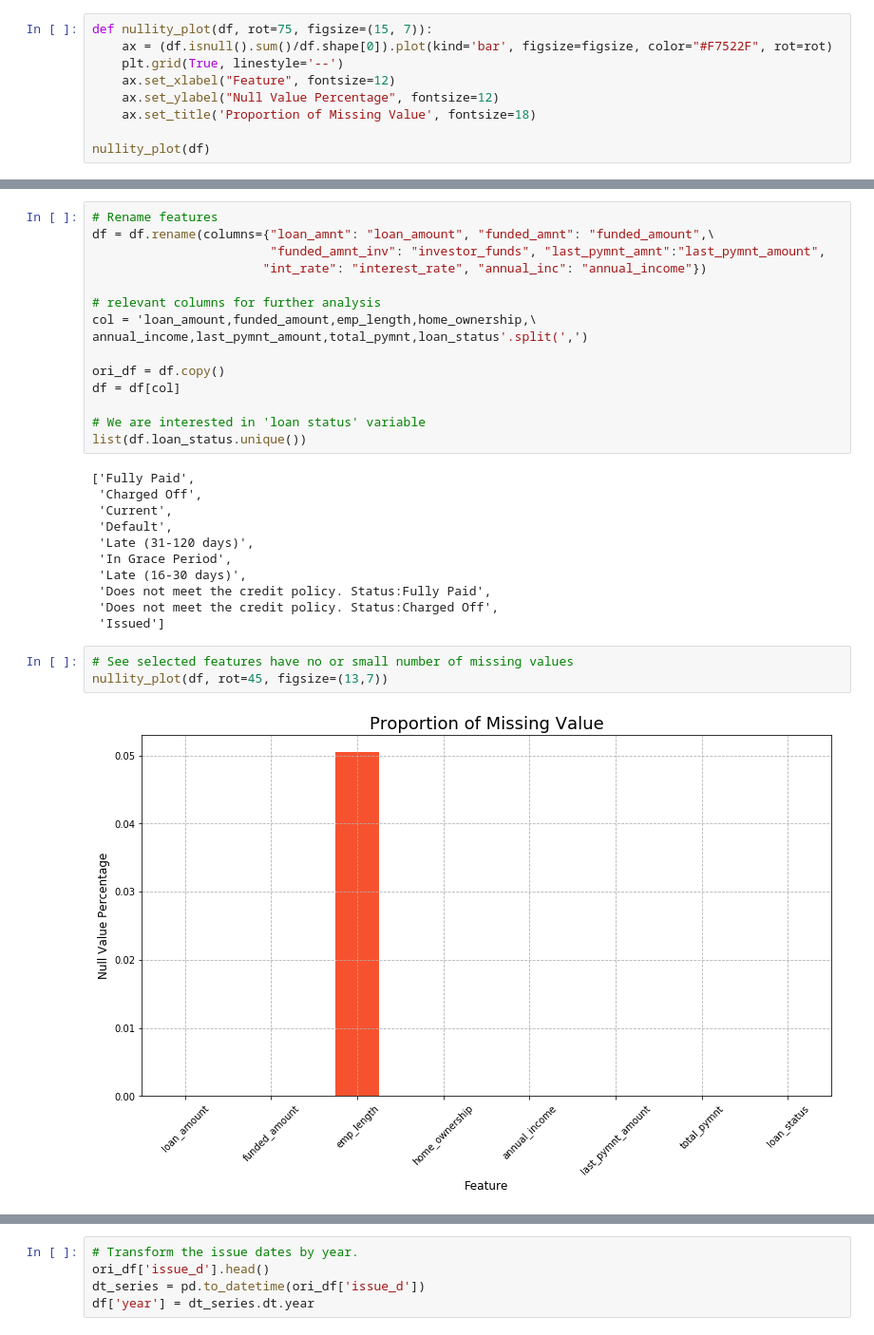
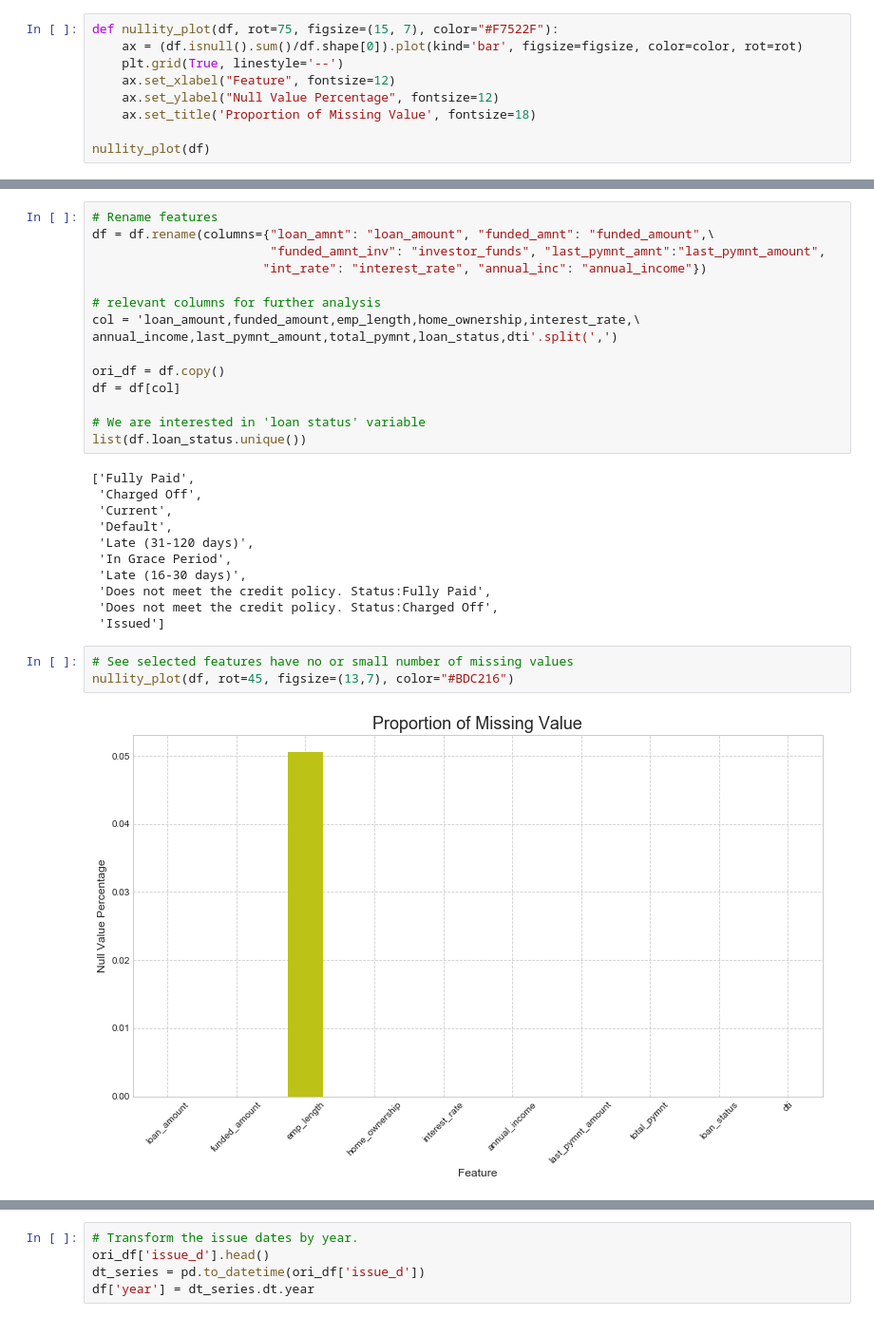
Before and after one commit to Kearlay/lending_club_classification, a Jupyter notebook: lending_club_classification.ipynb, the cells around one changed output, grey strips where cells are left out. Shown: that part at 95% size. Saved outputs shown, nothing was run; the diff lists cells and outputs as text.

```diff
--- a/lending_club_classification.ipynb
+++ b/lending_club_classification.ipynb
@@ -95,6 +70,6 @@ Shape of dataframe:  (887379, 74)
 # %%
-def nullity_plot(df, rot=75, figsize=(15, 7)):
-    ax = (df.isnull().sum()/df.shape[0]).plot(kind='bar', figsize=figsize, color="#F7522F", rot=rot)
+def nullity_plot(df, rot=75, figsize=(15, 7), color="#F7522F"):
+    ax = (df.isnull().sum()/df.shape[0]).plot(kind='bar', figsize=figsize, color=color, rot=rot)
     plt.grid(True, linestyle='--')
     ax.set_xlabel("Feature", fontsize=12)
     ax.set_ylabel("Null Value Percentage", fontsize=12)
@@ -110,8 +85,8 @@ df = df.rename(columns={"loan_amnt": "loan_amount", "funded_amnt": "funded_amoun
                        "int_rate": "interest_rate", "annual_inc": "annual_income"})
 
 # relevant columns for further analysis
-col = 'loan_amount,funded_amount,emp_length,home_ownership,\
-annual_income,last_pymnt_amount,total_pymnt,loan_status'.split(',')
+col = 'loan_amount,funded_amount,emp_length,home_ownership,interest_rate,\
+annual_income,last_pymnt_amount,total_pymnt,loan_status,dti'.split(',')
 
 ori_df = df.copy()
 df = df[col]
@@ -131,9 +106,9 @@ list(df.loan_status.unique())
  'Issued']
 # %%
 # See selected features have no or small number of missing values
-nullity_plot(df, rot=45, figsize=(13,7))
+nullity_plot(df, rot=45, figsize=(13,7), color="#BDC216")
 # %% [output]
-[figure, old version]
+[figure, new version]
 # %% [markdown]
 Selected 8 features are as follows:
 
```
Also changed, not shown: parts of 53 cells of this notebook, 2 other files.
